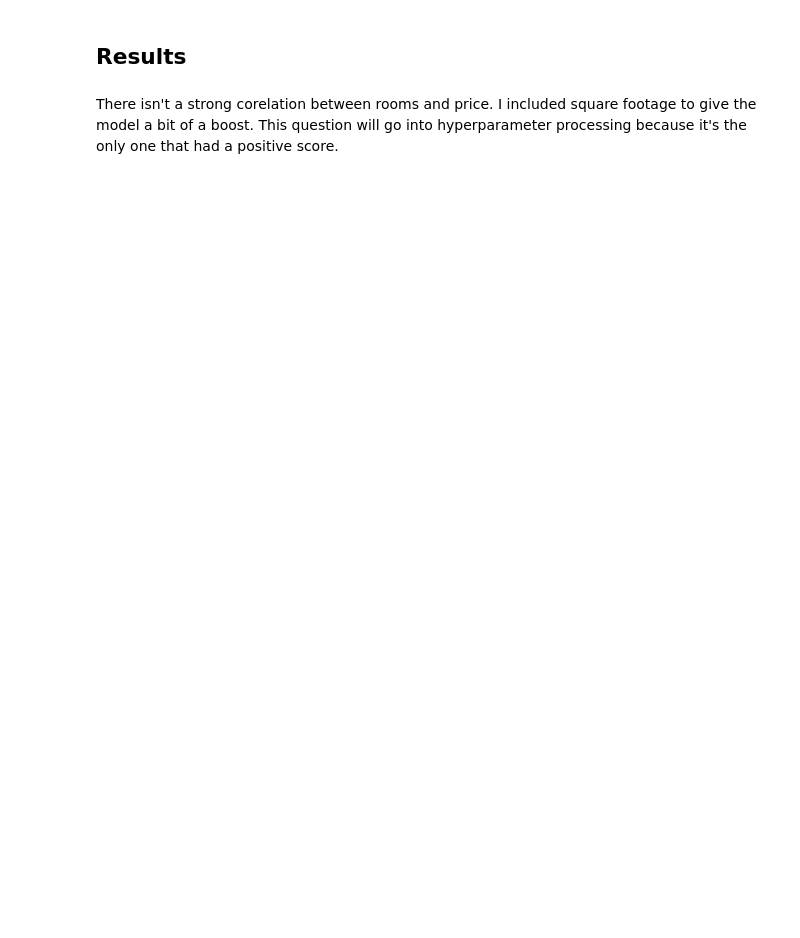
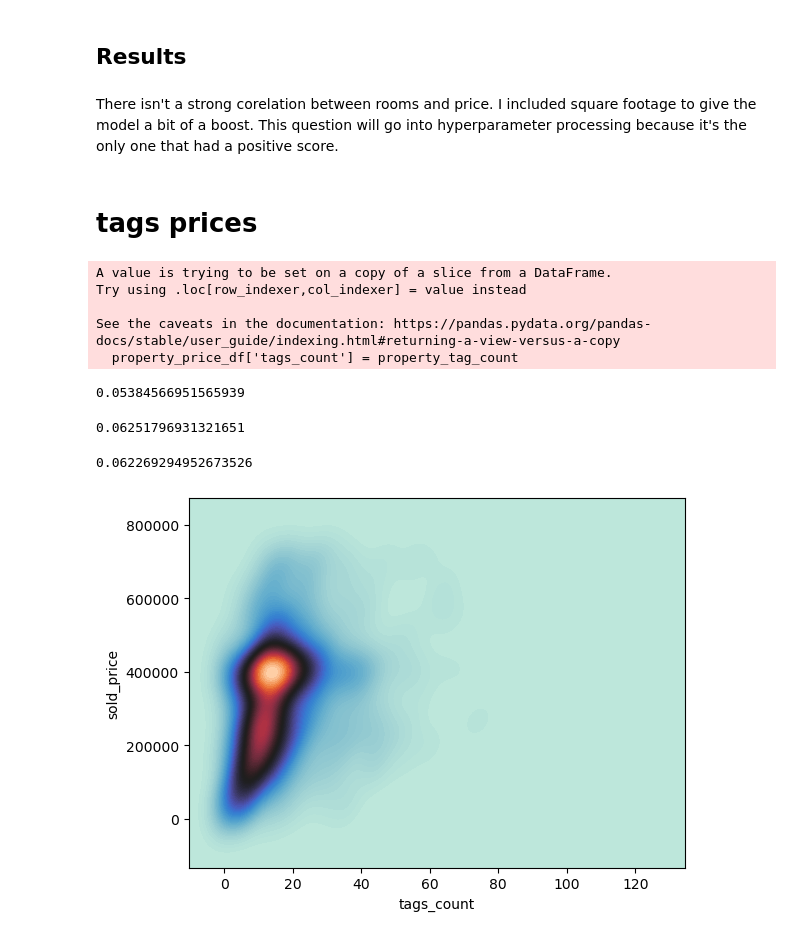
Before and after one commit to LeonFall3/LHL-Midterm-Project, a Jupyter notebook: notebooks/2 - model_selection.ipynb, the cells around one changed output. Cells and saved outputs as stored; diff of their text form; code cells hidden in the pictures; blank space fills up the shorter version.

Commit message:
tag/prices model added in plus US property density heatmap in EDA

```diff
--- a/notebooks/2 - model_selection.ipynb
+++ b/notebooks/2 - model_selection.ipynb
@@ -319,3 +321,71 @@ pipeline.score(x_test, y_test)
 ## Results
 # %% [markdown]
 There isn't a strong corelation between rooms and price. I included square footage to give the model a bit of a boost. This question will go into hyperparameter processing because it's the only one that had a positive score.
+# %% [markdown]
+# tags prices
+# %%
+# Data Setup
+df = pd.read_pickle('data/!main_df.pkl')
+tags_df = df.drop(['sold_price','address','city','coords_lat','coords_lon','state','type','beds','garage','baths','sqft','baths_half','baths_full','permalink'],axis=1)
+property_tag_count = tags_df.sum(1)
+property_price_df = df[['sold_price']]
+property_price_df['tags_count'] = property_tag_count
+df = property_price_df
+
+x= df.drop(columns=['sold_price'])
+y=df[['sold_price']]
+
+# Find Outliers
+Q1 = df['sold_price'].quantile(0.25)
+Q3 = df['sold_price'].quantile(0.75)
+IQR = Q3 - Q1
+
+low_balls = Q1 - 1.5 * IQR
+high_balls = Q3 + 1.5 * IQR
+
+# Filter out the outliers
+df = df[(df['sold_price'] >= low_balls) & (df['sold_price'] <= high_balls)]
+
+bins = [0, 4, 10, 100]
+labels = ['<5', '5-10', '11-99']
+
+x['tags_binned'] = pd.cut(x['tags_count'], bins=bins, labels=labels, include_lowest=True)
+x = pd.get_dummies(x, columns=['tags_binned'], drop_first=True)
+x = x.drop(columns=['tags_count'])
+
+x_train, x_test, y_train, y_test = train_test_split(x, y, random_state=42, test_size=0.3)
+# %% [output]
+A value is trying to be set on a copy of a slice from a DataFrame.
+Try using .loc[row_indexer,col_indexer] = value instead
+
+See the caveats in the documentation: https://pandas.pydata.org/pandas-docs/stable/user_guide/indexing.html#returning-a-view-versus-a-copy
+  property_price_df['tags_count'] = property_tag_count
+# %%
+model = KNeighborsRegressor(n_neighbors=5)
+model.fit(x_train, y_train)
+score = model.score(x_test, y_test)
+score
+# %% [output]
+0.05384566951565939
+# %%
+pipeline = Pipeline([("imputer", SimpleImputer()), ("scaler", StandardScaler()), ("model", LinearRegression())])
+
+pipeline.fit(x_train, y_train)
+y_pred = pipeline.predict(x_test)
+pipeline.score(x_test, y_test)
+# %% [output]
+0.06251796931321651
+# %%
+y_train = y_train.values.ravel()
+pipeline = Pipeline([("imputer", SimpleImputer()), ("scaler", StandardScaler()), ("model", RandomForestRegressor())])
+
+pipeline.fit(x_train, y_train)
+y_pred = pipeline.predict(x_test)
+pipeline.score(x_test, y_test)
+# %% [output]
+0.062269294952673526
+# %%
+sns.kdeplot(data=df, x='tags_count', y='sold_price', fill=True, thresh=0, levels=100, cmap='icefire')
+plt.savefig('images/tags_prices')
+# %% [output]
+[figure, added]
```
Also changed, not shown: parts of 10 cells of this notebook, 3 other files.
